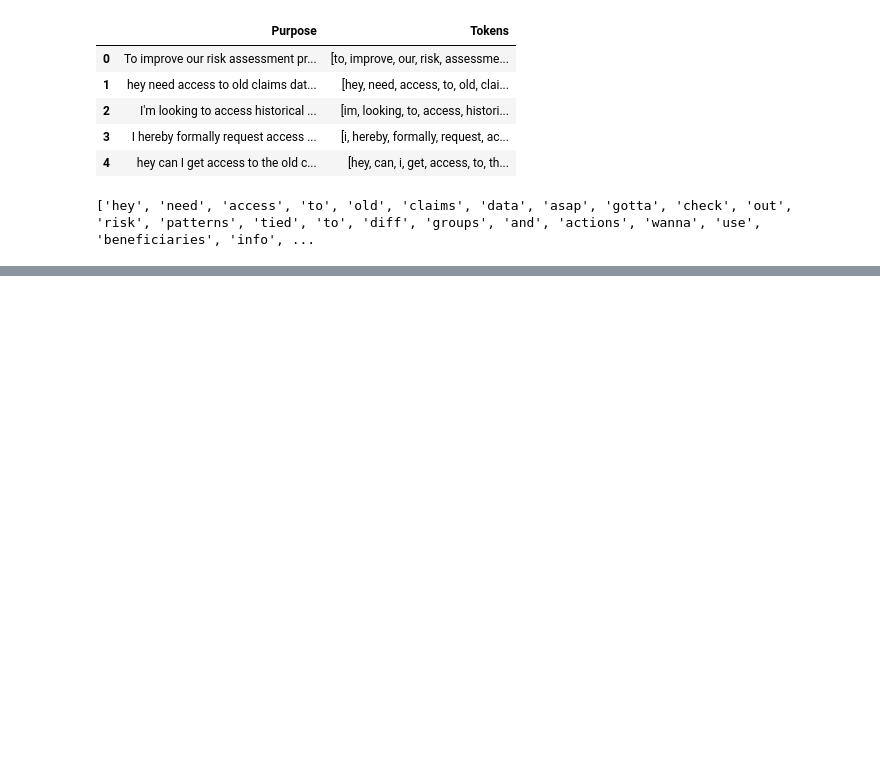
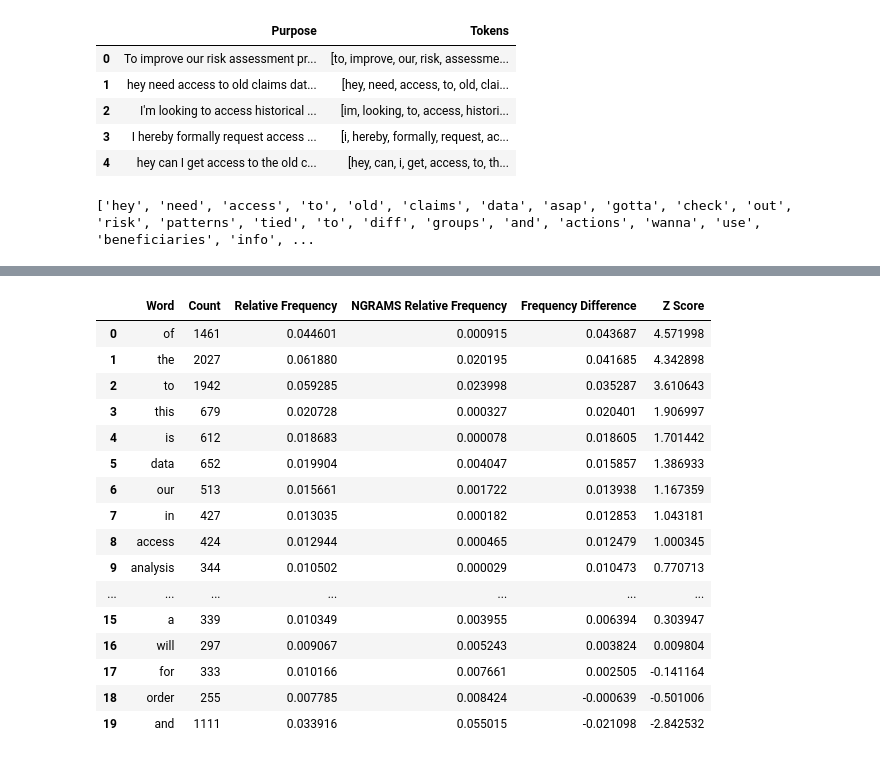
Before and after one commit to arwaguudle/AI-Data-Governance-Project, a Jupyter notebook: Automating-Data-Governance-main/variations_results/4.ipynb, the cells around one changed output, grey strips where cells are left out. Drawn from its saved outputs; the diff is of its cells as text; code cells hidden in the pictures; blank space fills up the shorter version.

```diff
--- a/Automating-Data-Governance-main/variations_results/4.ipynb
+++ b/Automating-Data-Governance-main/variations_results/4.ipynb
@@ -142,0 +372,38 @@ print()
+# %%
+#for the very formal table
+
+very_formal_top["NGRAMS Relative Frequency"] = (ngram_frequencies)
+
+#Creating the Frequency differences from the baseline relative freqeuncy
+very_formal_top["Frequency Difference"] = very_formal_top["Relative Frequency"] - very_formal_top["NGRAMS Relative Frequency"]
+
+#Calculating the Z-scores now
+
+difference_mean = very_formal_top["Frequency Difference"].mean()
+difference_std = very_formal_top["Frequency Difference"].std(ddof=0)
+
+#z-score = (x- mu)/sd
+very_formal_top["Z Score"] = (very_formal_top["Frequency Difference"] - difference_mean) / difference_std
+
+
+##printing the full table
+
+very_formal_top.head(20).sort_values("Z Score", ascending=False).reset_index(drop=True)
+# %% [output]
+|  | Word | Count | Relative Frequency | NGRAMS Relative Frequency | Frequency Difference | Z Score |
+| 0 | of | 1461 | 0.044601 | 0.000915 | 0.043687 | 4.571998 |
+| 1 | the | 2027 | 0.061880 | 0.020195 | 0.041685 | 4.342898 |
+| 2 | to | 1942 | 0.059285 | 0.023998 | 0.035287 | 3.610643 |
+| 3 | this | 679 | 0.020728 | 0.000327 | 0.020401 | 1.906997 |
+| 4 | is | 612 | 0.018683 | 0.000078 | 0.018605 | 1.701442 |
+| 5 | data | 652 | 0.019904 | 0.004047 | 0.015857 | 1.386933 |
+| 6 | our | 513 | 0.015661 | 0.001722 | 0.013938 | 1.167359 |
+| 7 | in | 427 | 0.013035 | 0.000182 | 0.012853 | 1.043181 |
+| 8 | access | 424 | 0.012944 | 0.000465 | 0.012479 | 1.000345 |
+| 9 | analysis | 344 | 0.010502 | 0.000029 | 0.010473 | 0.770713 |
+| ... | ... | ... | ... | ... | ... | ... |
+| 15 | a | 339 | 0.010349 | 0.003955 | 0.006394 | 0.303947 |
+| 16 | will | 297 | 0.009067 | 0.005243 | 0.003824 | 0.009804 |
+| 17 | for | 333 | 0.010166 | 0.007661 | 0.002505 | -0.141164 |
+| 18 | order | 255 | 0.007785 | 0.008424 | -0.000639 | -0.501006 |
+| 19 | and | 1111 | 0.033916 | 0.055015 | -0.021098 | -2.842532 |
```
Also changed, not shown: parts of 9 cells of this notebook.
